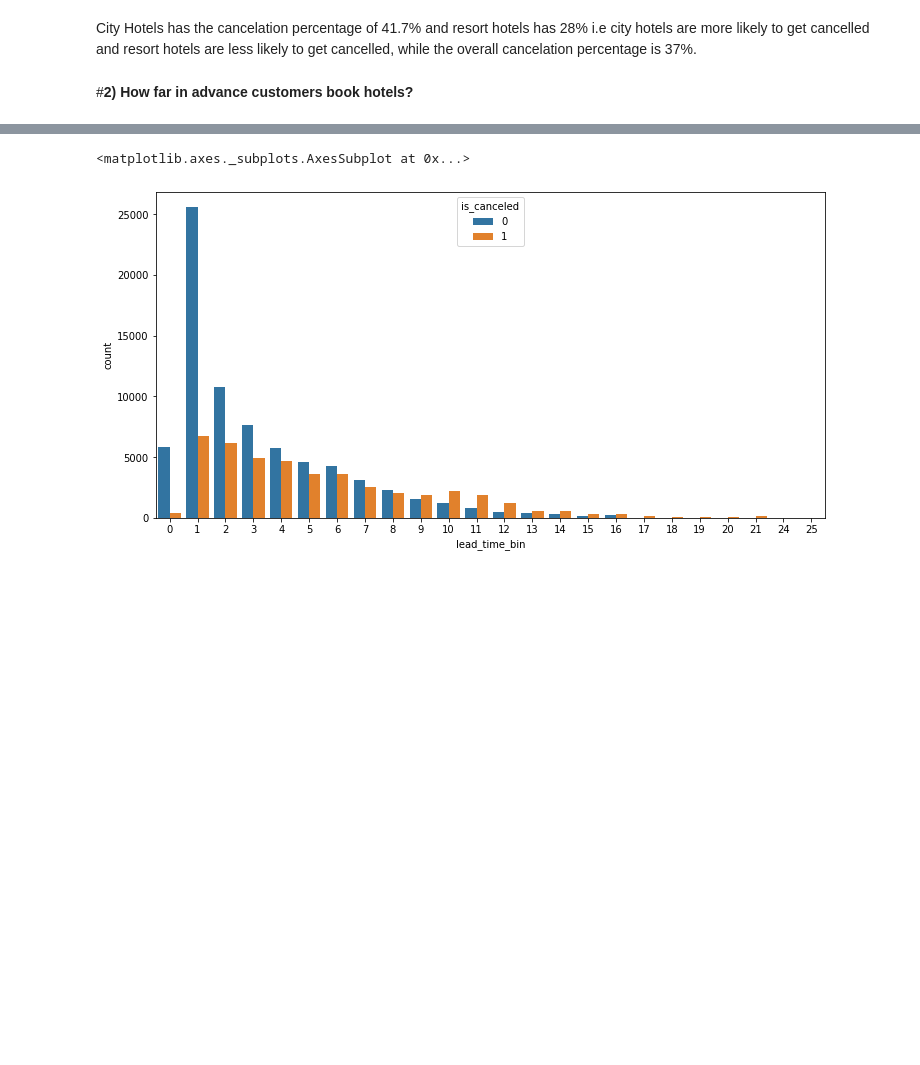
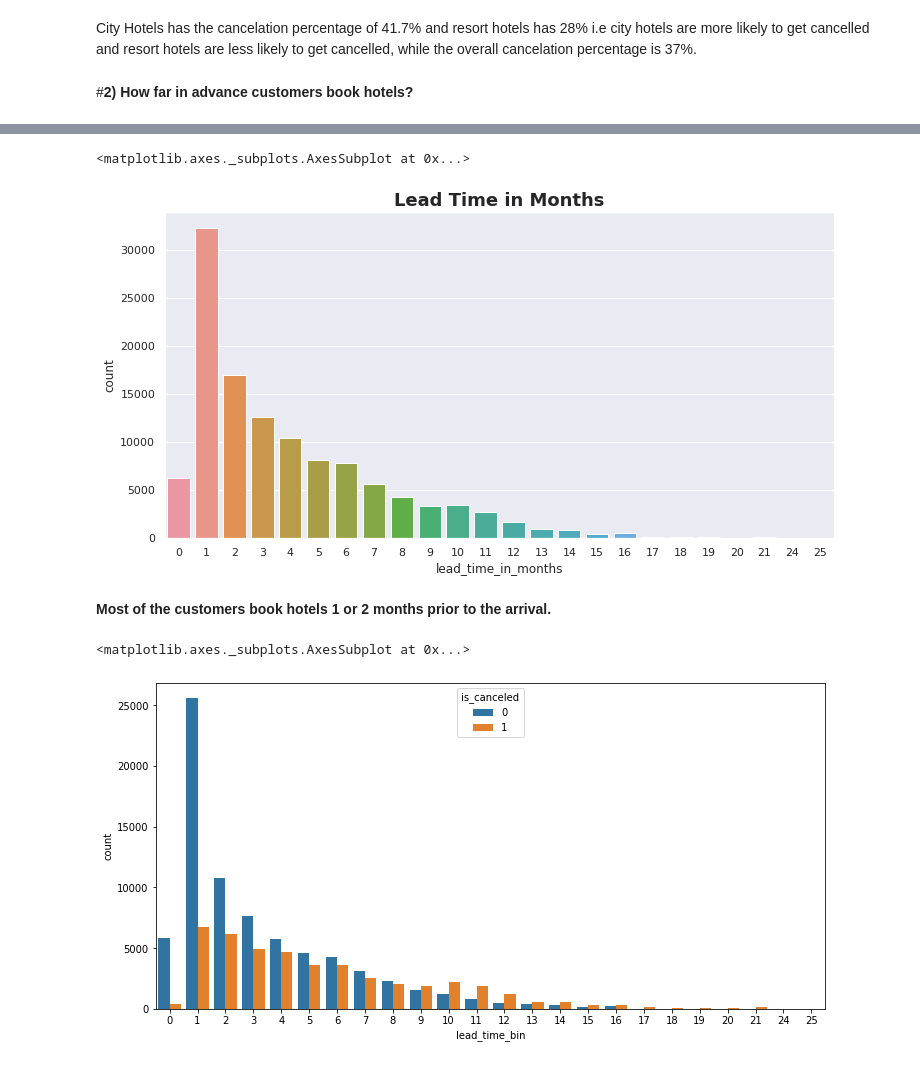
Before and after one commit to Sandeep-Kulukuri/Hotel_Booking_Analysis, a Jupyter notebook: Hotel_Booking_Analysis.ipynb, the cells around one changed output, grey strips where cells are left out. Drawn from its saved outputs; the diff is of its cells as text; code cells hidden in the pictures; blank space fills up the shorter version.

```diff
--- a/Hotel_Booking_Analysis.ipynb
+++ b/Hotel_Booking_Analysis.ipynb
@@ -573,3 +506,11 @@ print('\n Resort Hotel Cancellation Percentage'.upper())
 City Hotels has the cancelation percentage of 41.7% and resort hotels has 28% i.e city hotels are more likely to get cancelled and resort hotels are less likely to get cancelled, while the overall cancelation percentage is 37%.
 # %% [markdown]
 #**2) How far in advance customers book hotels?**
+# %%
+# Creating a separate datafrme for lead time analysis
+df_lead_time_bookings = df[['is_canceled','lead_time']]
+
+#Adding a column of lead_time_bin which determines the time period to arrive at the hotel
+bins = np.arange(0,737,30)
+df_lead_time_bookings['lead_time_in_months'] = np.searchsorted(bins, df_lead_time_bookings['lead_time'].values)
+df_lead_time_bookings.head()
@@ -576,3 +528,13 @@ City Hotels has the cancelation percentage of 41.7% and resort hotels has 28% i.
+# %%
+plt.rcParams["figure.figsize"] = (12,6)
+sns.set_theme(style="darkgrid")
+plt.title('Lead Time in Months', fontsize = 18, fontweight='bold')
+sns.countplot(data=df_lead_time_bookings,x='lead_time_in_months')
+# %% [output]
+<matplotlib.axes._subplots.AxesSubplot at 0x...>
+[figure, added]
+# %% [markdown]
+**Most of the customers book hotels 1 or 2 months prior to the arrival.**
 # %%
 plt.figure(figsize=(12,6))
 sns.countplot(x='lead_time_bin',data=df,hue='is_canceled')
```
Also changed, not shown: parts of 64 cells of this notebook.
